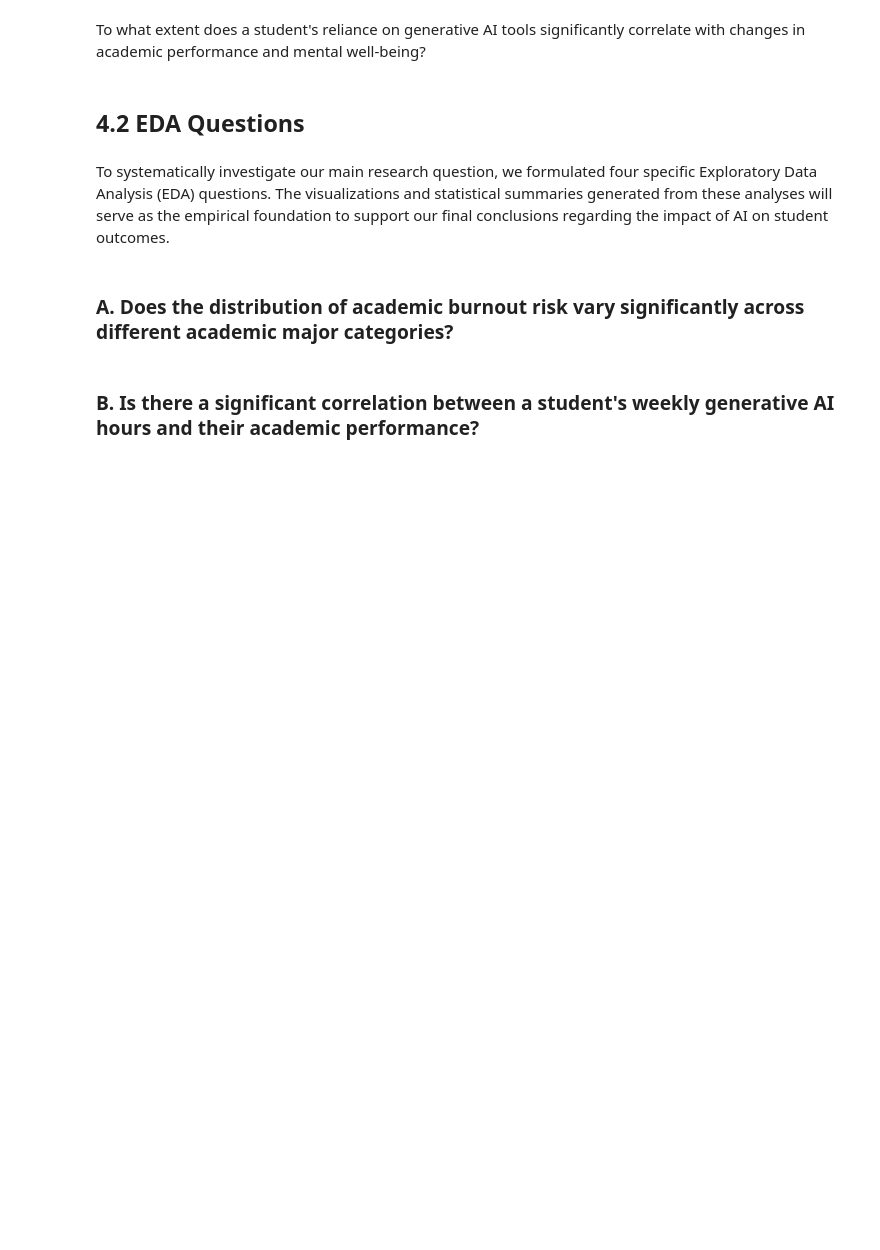
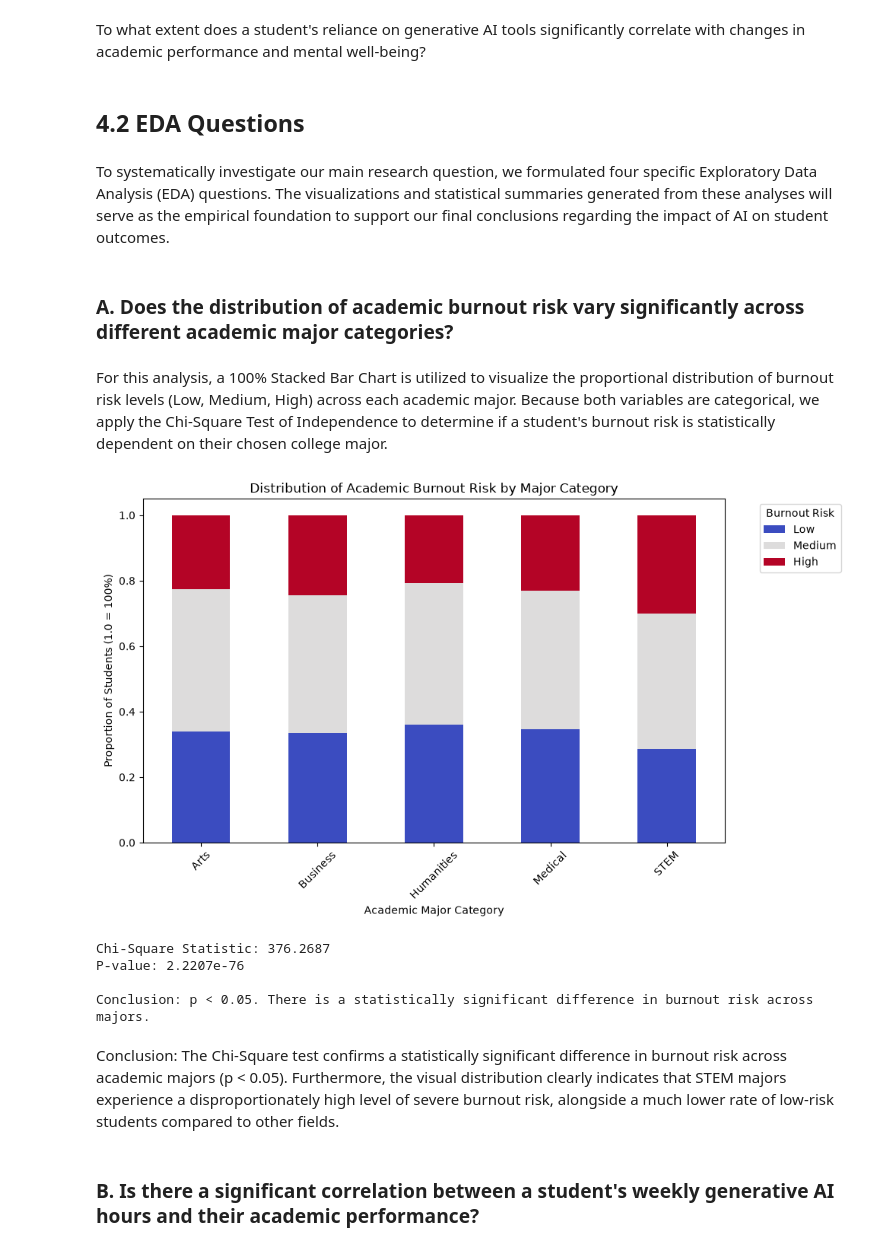
Before and after one commit to FortifyTank/CSMODEL_MATT, a Jupyter notebook: CSMODEL.ipynb, the cells around one changed output. Drawn from its saved outputs; the diff is of its cells as text; code cells hidden in the pictures; blank space fills up the shorter version.

```diff
--- a/CSMODEL.ipynb
+++ b/CSMODEL.ipynb
@@ -351,5 +352,46 @@ To what extent does a student's reliance on generative AI tools significantly co
 To systematically investigate our main research question, we formulated four specific Exploratory Data Analysis (EDA) questions. The visualizations and statistical summaries generated from these analyses will serve as the empirical foundation to support our final conclusions regarding the impact of AI on student outcomes.
 # %% [markdown]
 ### A. Does the distribution of academic burnout risk vary significantly across different academic major categories?
+# %% [markdown]
+For this analysis, a 100% Stacked Bar Chart is utilized to visualize the proportional distribution of burnout risk levels (Low, Medium, High) across each academic major. Because both variables are categorical, we apply the Chi-Square Test of Independence to determine if a student's burnout risk is statistically dependent on their chosen college major.
+# %%
+# cross tab
+contingency_table = pd.crosstab(processed_df['Major_Category'], processed_df['Burnout_Risk_Level'])
+
+# Sort
+burnout_order = ['Low', 'Medium', 'High']
+contingency_table = contingency_table[burnout_order]
+
+# Normalize
+contingency_norm = contingency_table.div(contingency_table.sum(1), axis=0)
+
+# Stacked Bar Chart
+contingency_norm.plot(kind='bar', stacked=True, figsize=(10, 6), colormap='coolwarm')
+plt.title('Distribution of Academic Burnout Risk by Major Category')
+plt.xlabel('Academic Major Category')
+plt.ylabel('Proportion of Students (1.0 = 100%)')
+plt.legend(title='Burnout Risk', bbox_to_anchor=(1.05, 1), loc='upper left')
+plt.xticks(rotation=45)
+plt.tight_layout()
+plt.show()
+
+# Chi-Square Test of Independence
+chi2, p, dof, expected = chi2_contingency(contingency_table)
+print(f"Chi-Square Statistic: {chi2:.4f}")
+print(f"P-value: {p:.4e}")
+
+# Print
+if p < 0.05:
+    print("\nConclusion: p < 0.05. There is a statistically significant difference in burnout risk across majors.")
+else:
+    print("\nConclusion: p > 0.05. There is NO statistically significant difference.")
+# %% [output]
+[figure, added]
+Chi-Square Statistic: 376.2687
+P-value: 2.2207e-76
+
+Conclusion: p < 0.05. There is a statistically significant difference in burnout risk across majors.
+# %% [markdown]
+Conclusion: The Chi-Square test confirms a statistically significant difference in burnout risk across academic majors (p < 0.05). Furthermore, the visual distribution clearly indicates that STEM majors experience a disproportionately high level of severe burnout risk, alongside a much lower rate of low-risk students compared to other fields.
 # %% [markdown]
 ### B. Is there a significant correlation between a student's weekly generative AI hours and their academic performance?
```
Also changed, not shown: parts of 8 cells of this notebook.
